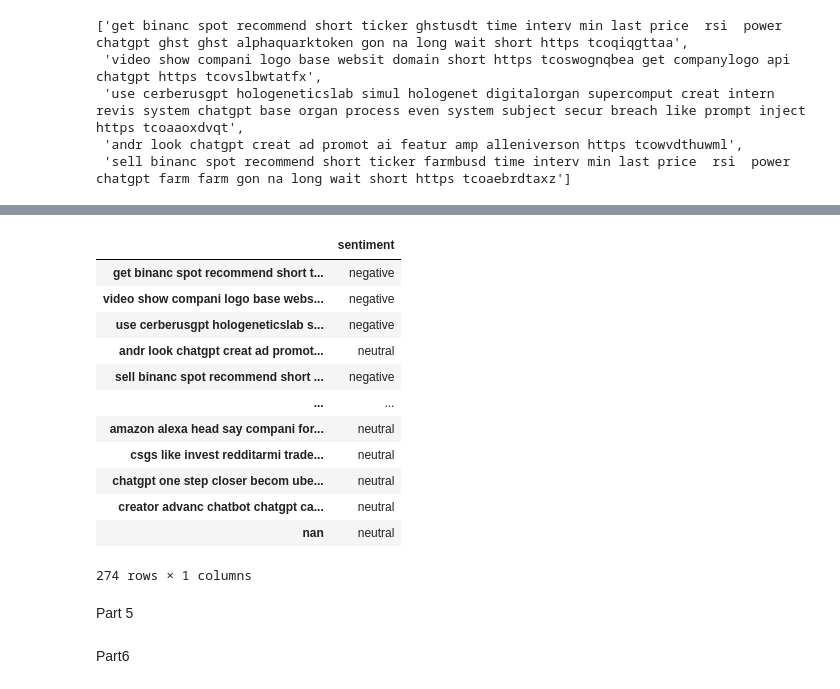
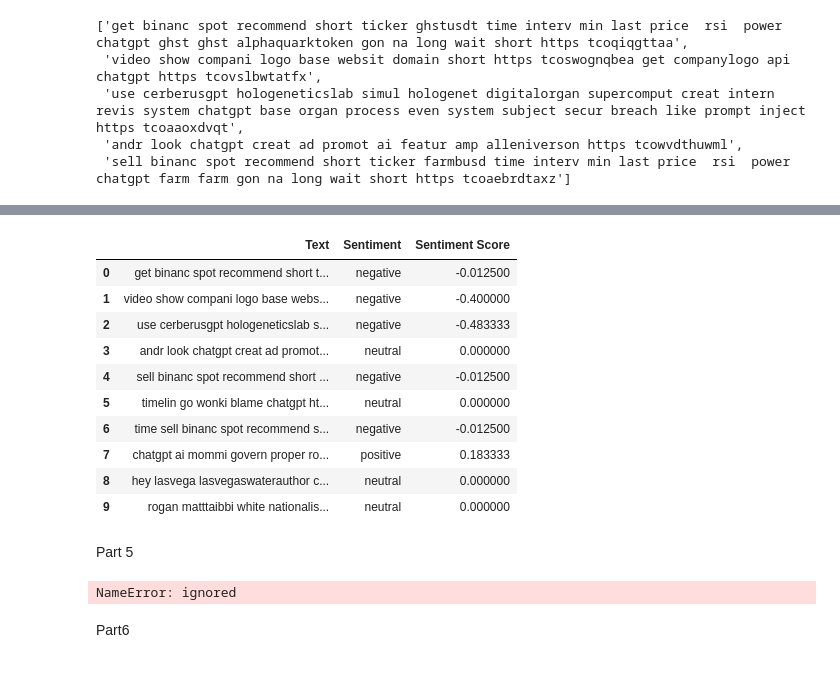
Before and after one commit to Midnight29x/Encryption-task, a Jupyter notebook: NLP361.ipynb, the cells around one changed output, grey strips where cells are left out. Saved outputs shown, nothing was run; the diff lists cells and outputs as text; code cells hidden in the pictures.

```diff
--- a/NLP361.ipynb
+++ b/NLP361.ipynb
@@ -379,19 +363,40 @@ Data
-# %%
-Data.rename(columns ={0:"sentiment"})
-# %% [output]
-|  | sentiment |
-| get binanc spot recommend short t... | negative |
-| video show compani logo base webs... | negative |
-| use cerberusgpt hologeneticslab s... | negative |
-| andr look chatgpt creat ad promot... | neutral |
-| sell binanc spot recommend short ... | negative |
-| ... | ... |
-| amazon alexa head say compani for... | neutral |
-| csgs like invest redditarmi trade... | neutral |
-| chatgpt one step closer becom ube... | neutral |
-| creator advanc chatbot chatgpt ca... | neutral |
-| nan | neutral |
-274 rows × 1 columns
+# %%
+#a new dataframe
+results = pd.DataFrame(columns=['Text', 'Sentiment', 'Sentiment Score'])
+
+#stemming+lemmmatization
+for tweet in ls:
+    text = tweet
+    # Perform sentiment analysis using TextBlob
+    blob = TextBlob(text)
+    sentiment_score = blob.sentiment.polarity
+    # Classify sentiment as positive, negative, or neutral
+    if sentiment_score > 0:
+        sentiment = 'positive'
+    elif sentiment_score < 0:
+        sentiment = 'negative'
+    else:
+        sentiment = 'neutral'
+    # Add results to DataFrame
+    results = results.append({'Text': text, 'Sentiment': sentiment, 'Sentiment Score': sentiment_score}, ignore_index=True)
+
+# Print results
+print(results)
+# %%
+results=results.head(10)
+results
+# %% [output]
+|  | Text | Sentiment | Sentiment Score |
+| 0 | get binanc spot recommend short t... | negative | -0.012500 |
+| 1 | video show compani logo base webs... | negative | -0.400000 |
+| 2 | use cerberusgpt hologeneticslab s... | negative | -0.483333 |
+| 3 | andr look chatgpt creat ad promot... | neutral | 0.000000 |
+| 4 | sell binanc spot recommend short ... | negative | -0.012500 |
+| 5 | timelin go wonki blame chatgpt ht... | neutral | 0.000000 |
+| 6 | time sell binanc spot recommend s... | negative | -0.012500 |
+| 7 | chatgpt ai mommi govern proper ro... | positive | 0.183333 |
+| 8 | hey lasvega lasvegaswaterauthor c... | neutral | 0.000000 |
+| 9 | rogan matttaibbi white nationalis... | neutral | 0.000000 |
 # %% [markdown]
 Part 5
 # %%
@@ -429,6 +434,16 @@ def clean_text(text):
     for step in _steps:
         text=step(text)
     return text
+# %%
+score = pd.DataFrame(columns=['sent_length', 'count_words', 'count_chars','count_A','white_space','count_mentions'])
+
+#stemming+lemmmatization
+for tweet in ls:
+    clean_text(tweet)
+    # Add results to DataFrame
+    results = results.append({'sent_length': sent_length, 'count_words' :count_words, 'count_chars':count_chars,'count_A' : count_A,'white_space': white_space,'count_mentions':count_mentions}, ignore_index=True)
+# %% [output]
+NameError: ignored
 # %% [markdown]
 Part6
 # %%
```
Also changed, not shown: parts of 14 cells of this notebook.
